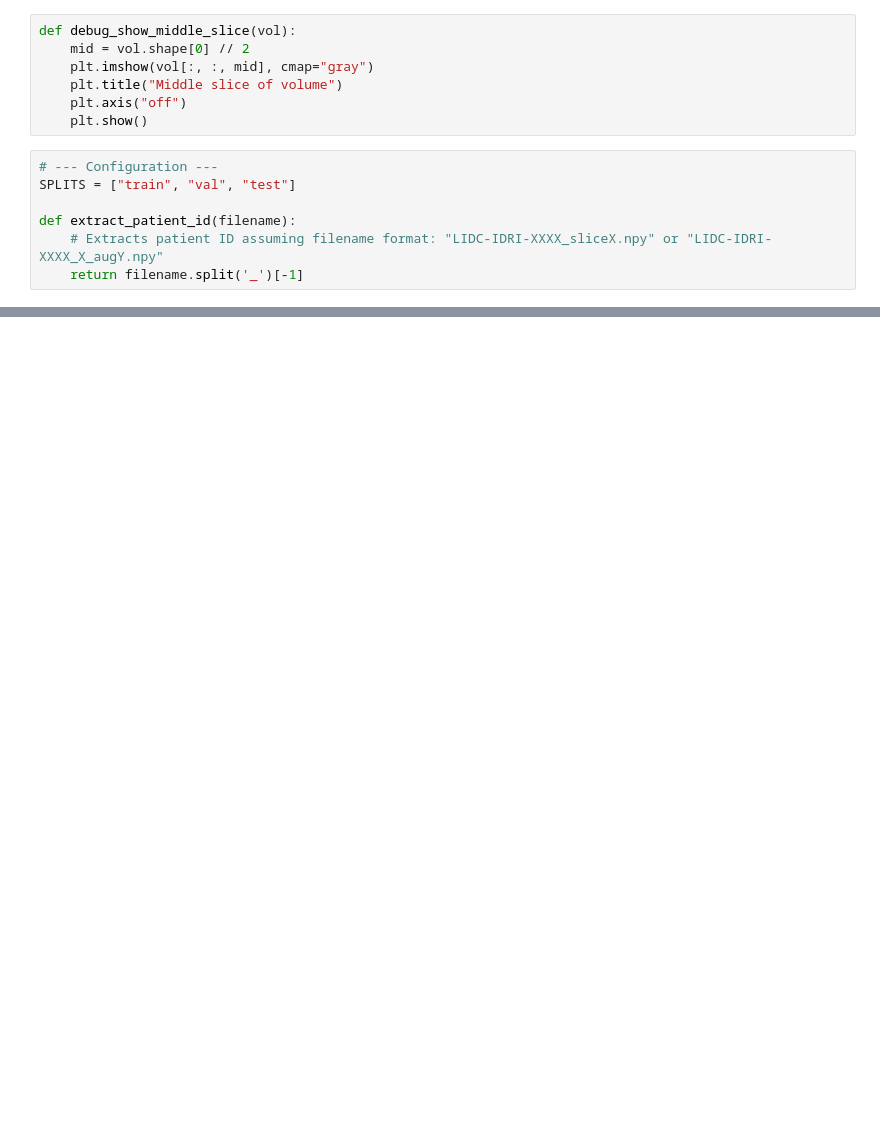
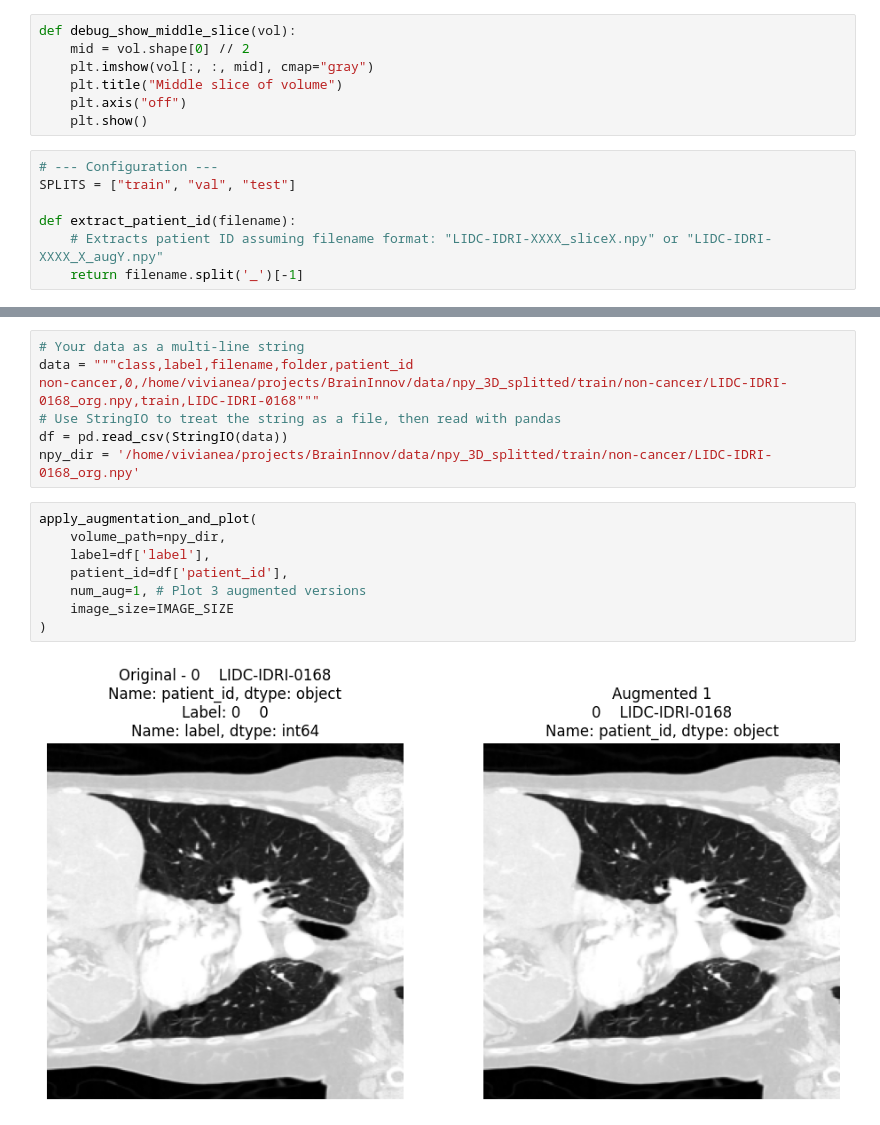
Before and after one commit to vivialves/lidc_ml, a Jupyter notebook: tools_3D/pre-processing_3D.ipynb, the cells around one changed output, grey strips where cells are left out. Saved outputs shown, nothing was run; the diff lists cells and outputs as text; blank space fills up the shorter version.

```diff
--- a/tools_3D/pre-processing_3D.ipynb
+++ b/tools_3D/pre-processing_3D.ipynb
@@ -130,0 +319,17 @@ Shape of the volume: (1, 256, 256, 256)
+# %%
+# Your data as a multi-line string
+data = """class,label,filename,folder,patient_id
+non-cancer,0,/home/vivianea/projects/BrainInnov/data/npy_3D_splitted/train/non-cancer/LIDC-IDRI-0168_org.npy,train,LIDC-IDRI-0168"""
+# Use StringIO to treat the string as a file, then read with pandas
+df = pd.read_csv(StringIO(data))
+npy_dir = '/home/vivianea/projects/BrainInnov/data/npy_3D_splitted/train/non-cancer/LIDC-IDRI-0168_org.npy'
+# %%
+apply_augmentation_and_plot(
+    volume_path=npy_dir,
+    label=df['label'],
+    patient_id=df['patient_id'],
+    num_aug=1, # Plot 3 augmented versions
+    image_size=IMAGE_SIZE
+)
+# %% [output]
+[figure, added]
```
Also changed, not shown: parts of 11 cells of this notebook, 3 other files.
